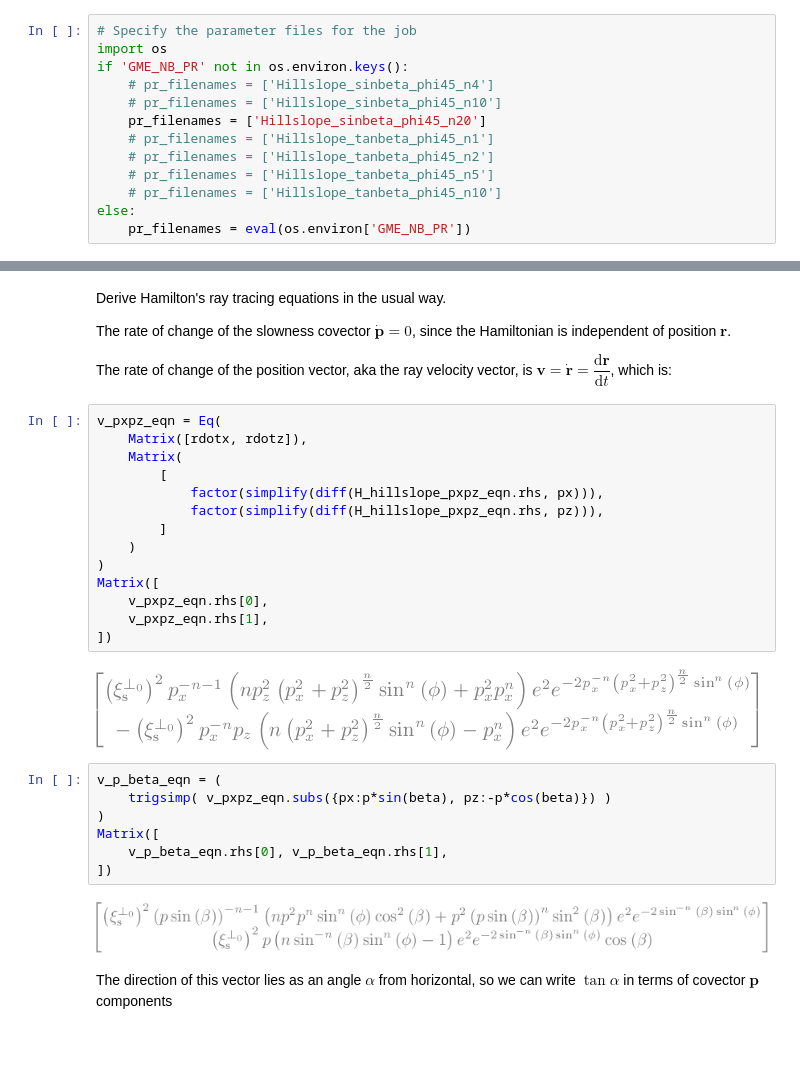
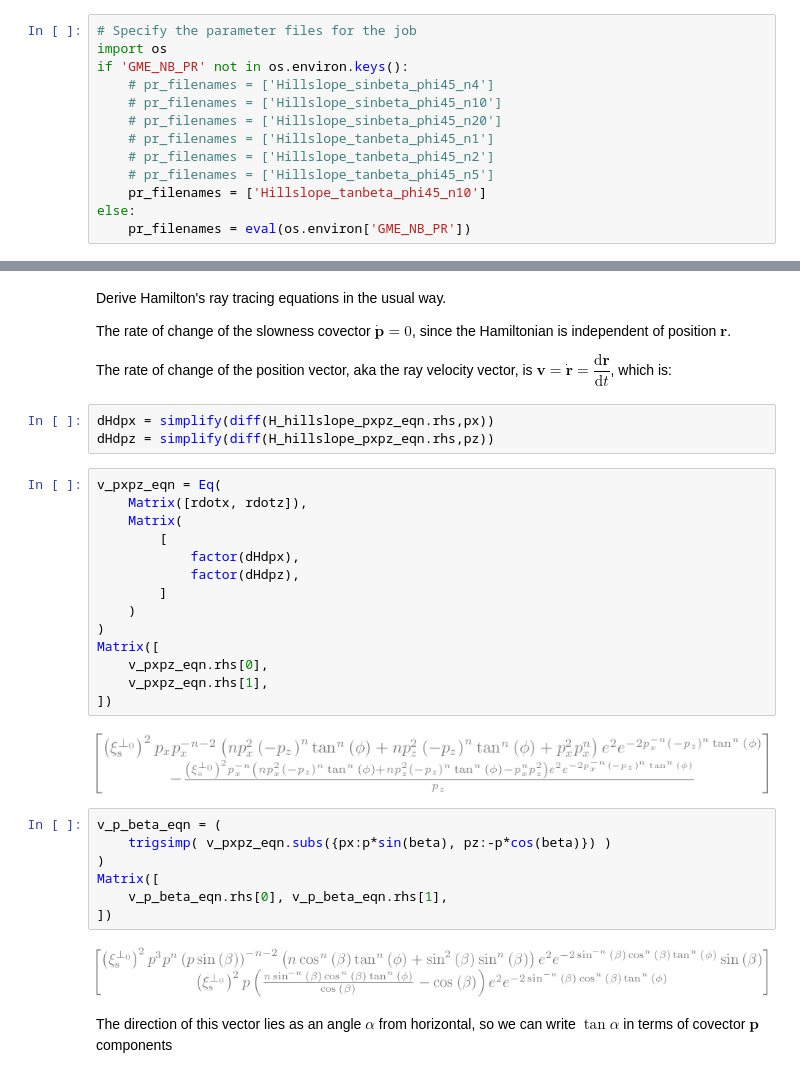
Before and after one commit to geomorphysics/GME, a Jupyter notebook: Notebooks/Notes/Hillslope.ipynb, the cells around one changed output, grey strips where cells are left out. Drawn from its saved outputs; the diff is of its cells as text; blank space fills up the shorter version.

```diff
--- a/Notebooks/Notes/Hillslope.ipynb
+++ b/Notebooks/Notes/Hillslope.ipynb
@@ -42,11 +42,11 @@ import os
 if 'GME_NB_PR' not in os.environ.keys():
     # pr_filenames = ['Hillslope_sinbeta_phi45_n4']
     # pr_filenames = ['Hillslope_sinbeta_phi45_n10']
-    pr_filenames = ['Hillslope_sinbeta_phi45_n20']
+    # pr_filenames = ['Hillslope_sinbeta_phi45_n20']
     # pr_filenames = ['Hillslope_tanbeta_phi45_n1']
     # pr_filenames = ['Hillslope_tanbeta_phi45_n2']
     # pr_filenames = ['Hillslope_tanbeta_phi45_n5']
-    # pr_filenames = ['Hillslope_tanbeta_phi45_n10']
+    pr_filenames = ['Hillslope_tanbeta_phi45_n10']
 else:
     pr_filenames = eval(os.environ['GME_NB_PR'])
 # %% [markdown]
@@ -371,22 +374,25 @@ Derive Hamilton's ray tracing equations in the usual way.
 The rate of change of the slowness covector $\dot{\mathbf{p}} = 0$, since the Hamiltonian is independent of position $\mathbf{r}$.
 
 The rate of change of the position vector, aka the ray velocity vector, is ${\mathbf{v}} = \dot{\mathbf{r}} = \dfrac{\mathrm{d}\mathbf{r}}{\mathrm{d}t}$, which is:
+# %%
+dHdpx = simplify(diff(H_hillslope_pxpz_eqn.rhs,px))
+dHdpz = simplify(diff(H_hillslope_pxpz_eqn.rhs,pz))
 # %%
 v_pxpz_eqn = Eq(
     Matrix([rdotx, rdotz]),
     Matrix(
         [
-            factor(simplify(diff(H_hillslope_pxpz_eqn.rhs, px))),
-            factor(simplify(diff(H_hillslope_pxpz_eqn.rhs, pz))),
+            factor(dHdpx),
+            factor(dHdpz),
         ]
     )
 )
 Matrix([
     v_pxpz_eqn.rhs[0],
     v_pxpz_eqn.rhs[1],
 ])
 # %% [output]
-[figure, old version]
+[figure, new version]
 # %%
 v_p_beta_eqn = (
     trigsimp( v_pxpz_eqn.subs({px:p*sin(beta), pz:-p*cos(beta)}) )
@@ -395,7 +401,7 @@ Matrix([
     v_p_beta_eqn.rhs[0], v_p_beta_eqn.rhs[1],
 ])
 # %% [output]
-[figure, old version]
+[figure, new version]
 # %% [markdown]
 The direction of this vector lies as an angle $\alpha$ from horizontal, so we can write $\tan\alpha$ in terms of covector $\mathbf{p}$ components
 # %%
```
Also changed, not shown: parts of 53 cells of this notebook, 18 other files.
